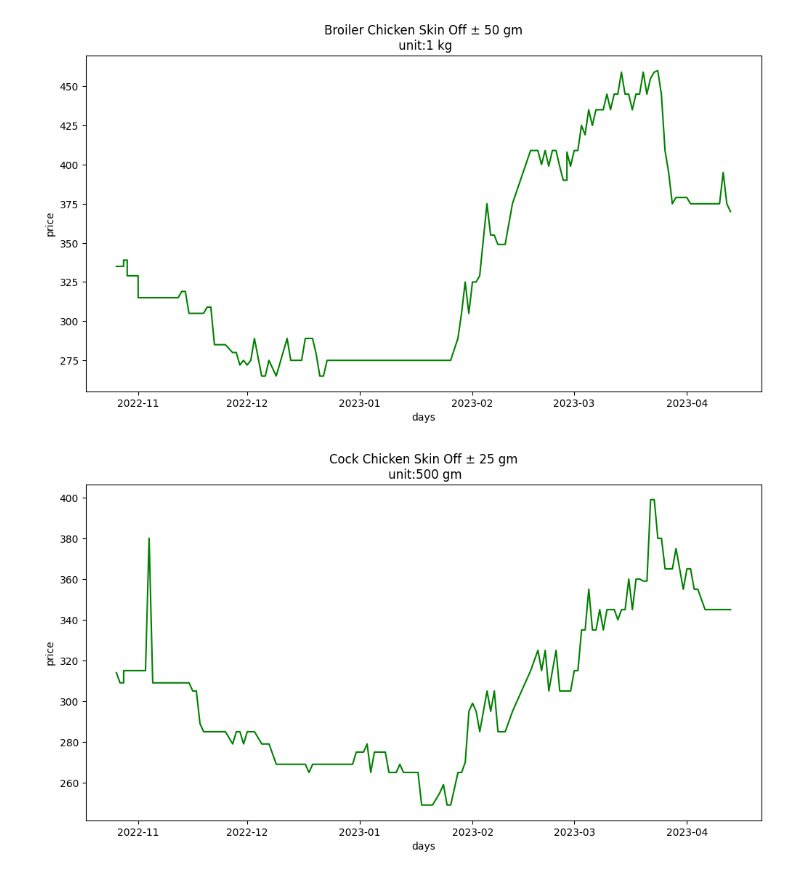
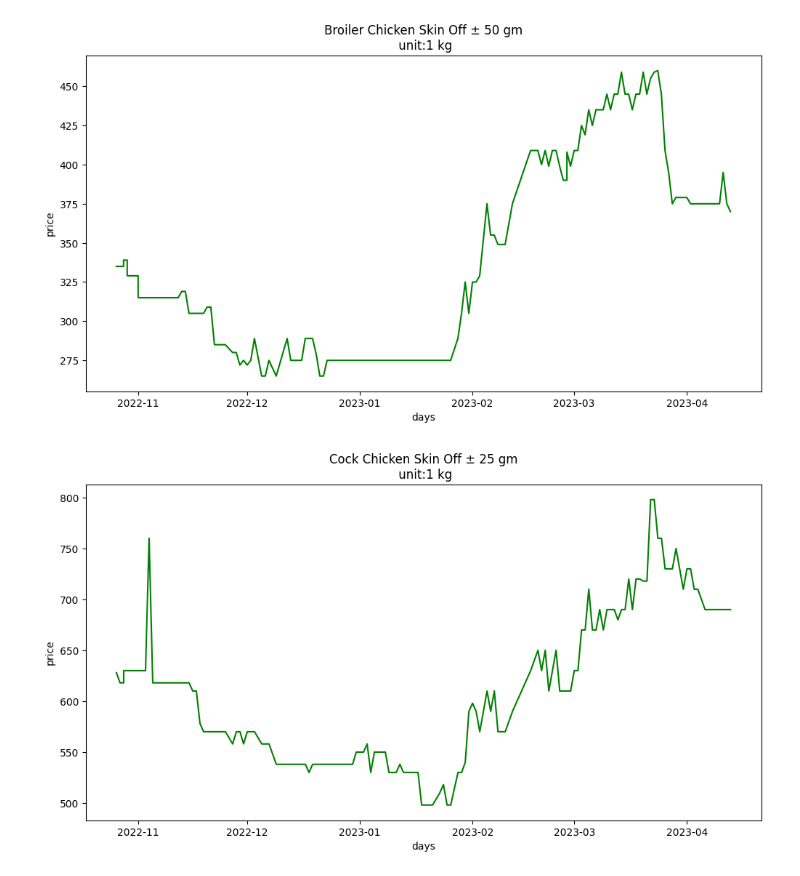
Before and after one commit to Shayokh144/Commodity_Price_Analysis_BD, a Jupyter notebook: visualization/notebook/BasicVisualizationChicken.ipynb, the cells around one changed output. Saved outputs shown, nothing was run; the diff lists cells and outputs as text; code cells hidden in the pictures.

Commit message:
added multiline graph for chicken

```diff
--- a/visualization/notebook/BasicVisualizationChicken.ipynb
+++ b/visualization/notebook/BasicVisualizationChicken.ipynb
@@ -44,6 +44,11 @@ Sample Data:
 7  12:22:09
 8  12:22:09
 9  12:22:09
+# %%
+# convert Cock Chicken Skin Off 500 gm to 1 kg
+condition = (df['product_name'] == 'Cock Chicken Skin Off ± 25 gm') & (df['weight_value'] == 500)
+df.loc[condition,'price'] = df['price'] * 2
+df.loc[condition,'weight_value'] = df['weight_value'] * 2
 # %%
 def showLineGraph(dataFrame, item, weight, weightRaw):
     df = dataFrame
@@ -55,6 +60,6 @@ showLineGraph(df, "Broiler Chicken Skin Off ± 50 gm", 1, "1 kg")
 # %% [output]
 [figure]
 # %%
-showLineGraph(df, "Cock Chicken Skin Off ± 25 gm", 500, "500 gm")
+showLineGraph(df, "Cock Chicken Skin Off ± 25 gm", 1000, "1 kg")
 # %% [output]
-[figure, old version]
+[figure, new version]
```
Also changed, not shown: parts of 3 cells of this notebook, 3 other files.
